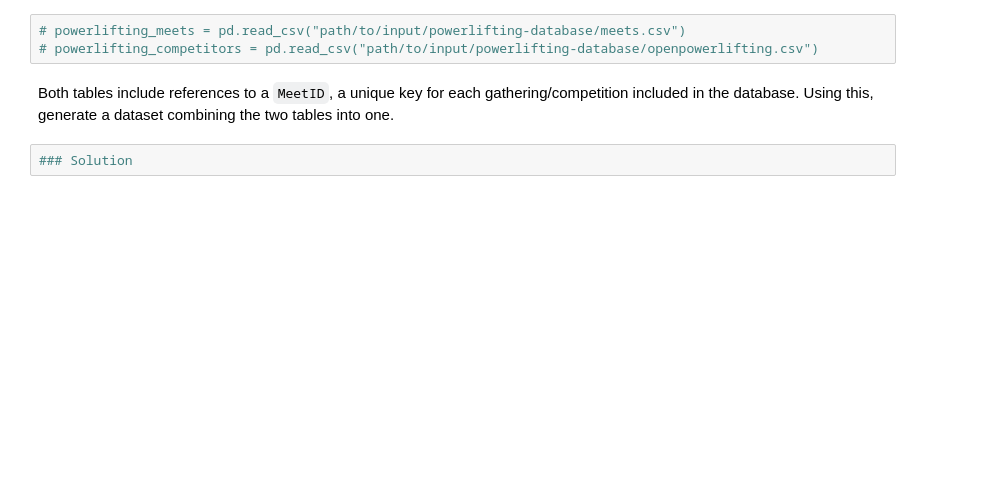
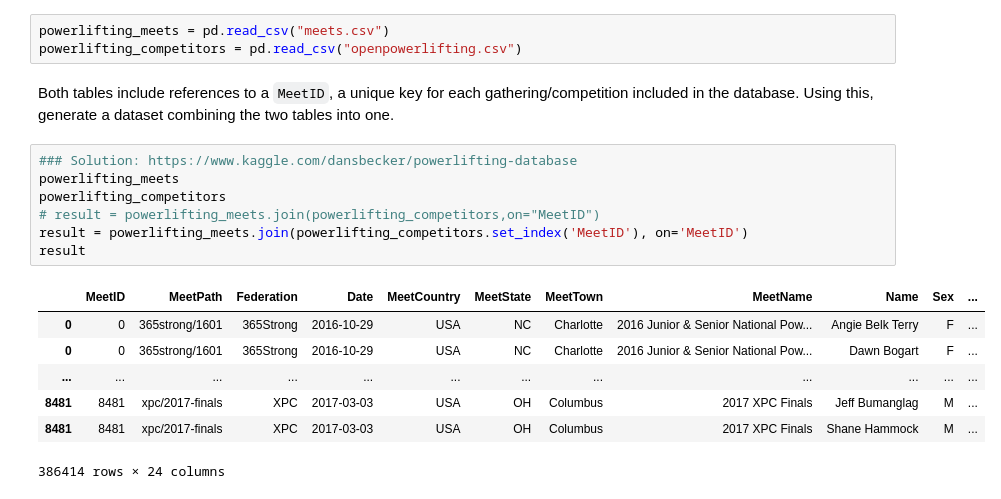
Before and after one commit to shuheng-mo/notes2021, a Jupyter notebook: notes/Modern Programming Methods/Lecture 6/lecture.ipynb, the cells around one changed output. Saved outputs shown, nothing was run; the diff lists cells and outputs as text; blank space fills up the shorter version.

```diff
--- a/notes/Modern Programming Methods/Lecture 6/lecture.ipynb
+++ b/notes/Modern Programming Methods/Lecture 6/lecture.ipynb
@@ -1506,9 +1572,22 @@ Create a separate `DataFrame` of products mentioned on *each* subreddit. Then co
 
 The [Powerlifting Database](https://www.kaggle.com/open-powerlifting/powerlifting-database) dataset on Kaggle includes one CSV table for powerlifting gatherings and a separate one for powerlifting competitors. Download this database to your local machine and load the `meets.csv` and `openpowerlifting.csv` by editing the cells below:
 # %%
-# powerlifting_meets = pd.read_csv("path/to/input/powerlifting-database/meets.csv")
-# powerlifting_competitors = pd.read_csv("path/to/input/powerlifting-database/openpowerlifting.csv")
+powerlifting_meets = pd.read_csv("meets.csv")
+powerlifting_competitors = pd.read_csv("openpowerlifting.csv")
 # %% [markdown]
 Both tables include references to a `MeetID`, a unique key for each gathering/competition included in the database. Using this, generate a dataset combining the two tables into one.
-# %%
-### Solution
+# %%
+### Solution: https://www.kaggle.com/dansbecker/powerlifting-database
+powerlifting_meets
+powerlifting_competitors
+# result = powerlifting_meets.join(powerlifting_competitors,on="MeetID")
+result = powerlifting_meets.join(powerlifting_competitors.set_index('MeetID'), on='MeetID')
+result
+# %% [output]
+|  | MeetID | MeetPath | Federation | Date | MeetCountry | MeetState | MeetTown | MeetName | Name | Sex | ... |
+| 0 | 0 | 365strong/1601 | 365Strong | 2016-10-29 | USA | NC | Charlotte | 2016 Junior & Senior National Pow... | Angie Belk Terry | F | ... |
+| 0 | 0 | 365strong/1601 | 365Strong | 2016-10-29 | USA | NC | Charlotte | 2016 Junior & Senior National Pow... | Dawn Bogart | F | ... |
+| ... | ... | ... | ... | ... | ... | ... | ... | ... | ... | ... | ... |
+| 8481 | 8481 | xpc/2017-finals | XPC | 2017-03-03 | USA | OH | Columbus | 2017 XPC Finals | Jeff Bumanglag | M | ... |
+| 8481 | 8481 | xpc/2017-finals | XPC | 2017-03-03 | USA | OH | Columbus | 2017 XPC Finals | Shane Hammock | M | ... |
+386414 rows × 24 columns
```
Also changed, not shown: parts of 22 cells of this notebook, 2 other files.
